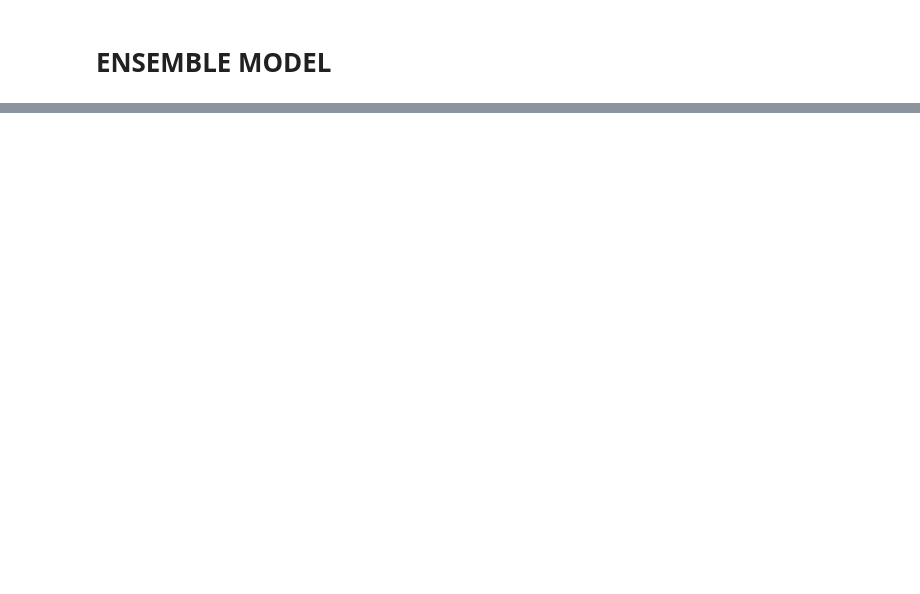
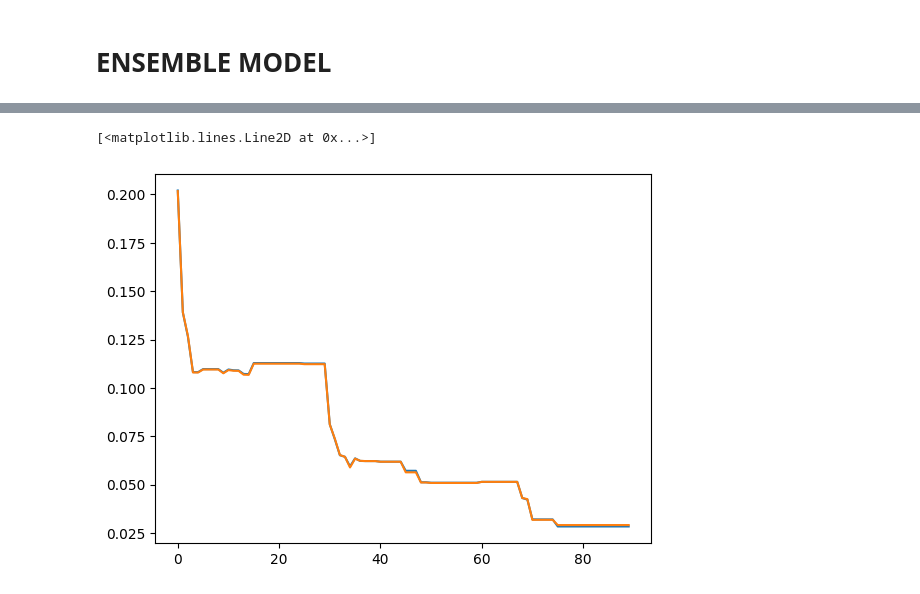
Before and after one commit to wjosefw/Signal-processing-with-Neural-networks, a Jupyter notebook: only_simulados_high_noise.ipynb, the cells around one changed output, grey strips where cells are left out. Cells and saved outputs as stored; diff of their text form; code cells hidden in the pictures; blank space fills up the shorter version.

```diff
--- a/only_simulados_high_noise.ipynb
+++ b/only_simulados_high_noise.ipynb
@@ -499,0 +479,43 @@ V28: CENTROID(ns) = -0.206  FWHM(ns) = 0.111  std(ns) = 0.047
+# %%
+from kan import *
+#------------------------------------------- Simulate detector pulses --------------------
+casos_kan = 20
+pulse_set = np.zeros((casos_kan, Nt_new, 2))
+
+
+for i in range(casos_kan):
+  noise = np.random.normal(scale = 1e-4, size = t_shift)
+
+  PULSO = pulso_sigmoid(tiempo_new, t0[i], A = Photon_yield, center_window = center_window_dec0, rise_window = rise_window_dec0, tau_rise = tau_rise_dec0, tau_drop = tau_drop_dec0, NOISE = True)
+  pulse_set[i,:,0] = tiempo_new
+  pulse_set[i,:,1] = PULSO
+
+
+pulse_set = np.reshape(pulse_set, (pulse_set.shape[0]*pulse_set.shape[1],2))
+# %%
+dataset = {}
+dataset['train_input'] = torch.from_numpy(np.expand_dims(pulse_set[:int(0.8*pulse_set.shape[0]),0], axis = -1)).float()
+dataset['train_label'] = torch.from_numpy(np.expand_dims(pulse_set[:int(0.8*pulse_set.shape[0]),1], axis = -1)).float()
+
+dataset['test_input'] = torch.from_numpy(np.expand_dims(pulse_set[int(0.8*pulse_set.shape[0]):,0], axis = -1)).float()
+dataset['test_label'] = torch.from_numpy(np.expand_dims(pulse_set[int(0.8*pulse_set.shape[0]):,1], axis = -1)).float()
+# %%
+grids = np.array([5, 10, 15, 20, 25, 50])
+
+train_losses = []
+test_losses = []
+
+for i in range(grids.shape[0]):
+    if i == 0:
+        model = KAN(width = [1, 2, 2, 1], grid = grids[i], k = 3, seed = 0)
+    if i != 1:
+        model = KAN(width = [1, 2, 2, 1], grid = grids[i], k = 3, seed = 0).initialize_from_another_model(model, dataset['train_input'])
+    results = model.train(dataset, opt = "LBFGS", steps = 15, lamb = 1e-5, lamb_entropy = 1e-3);
+    train_losses += results['train_loss']
+    test_losses += results['test_loss']
+
+plt.plot(train_losses)
+plt.plot(test_losses)
+# %% [output]
+[<matplotlib.lines.Line2D at 0x...>]
+[figure, added]
```
Also changed, not shown: parts of 31 cells of this notebook.
